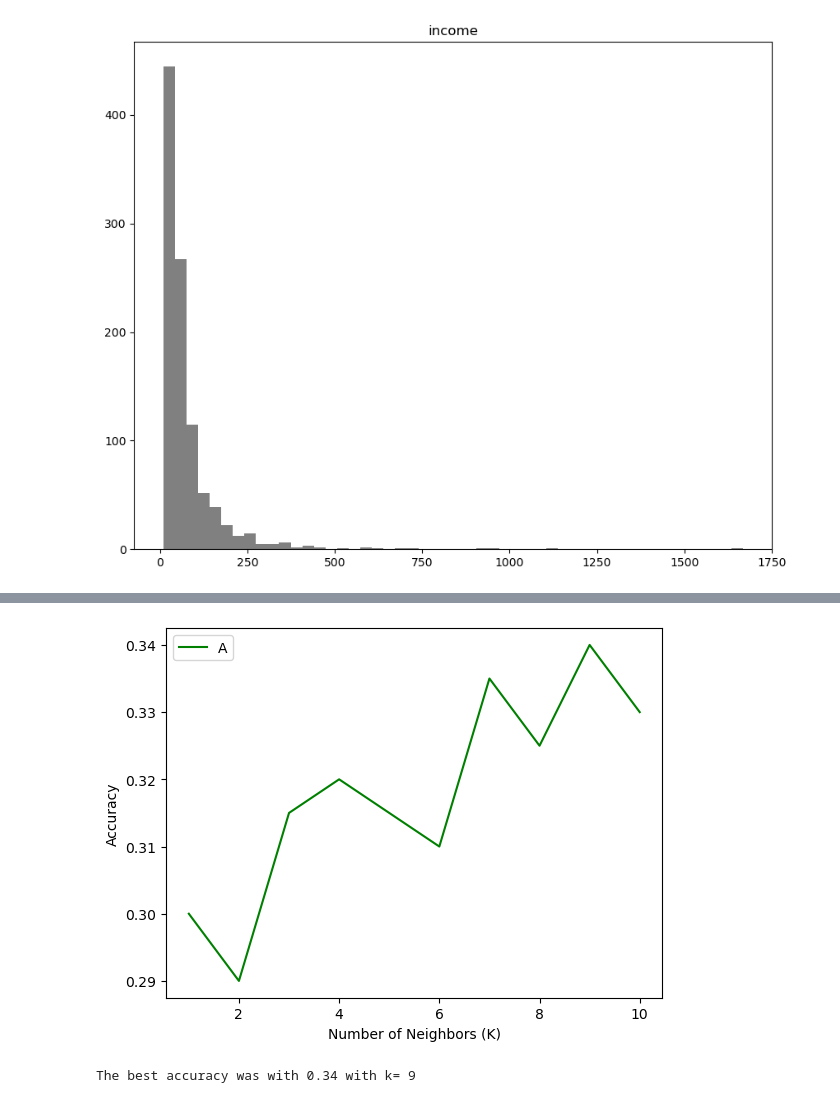
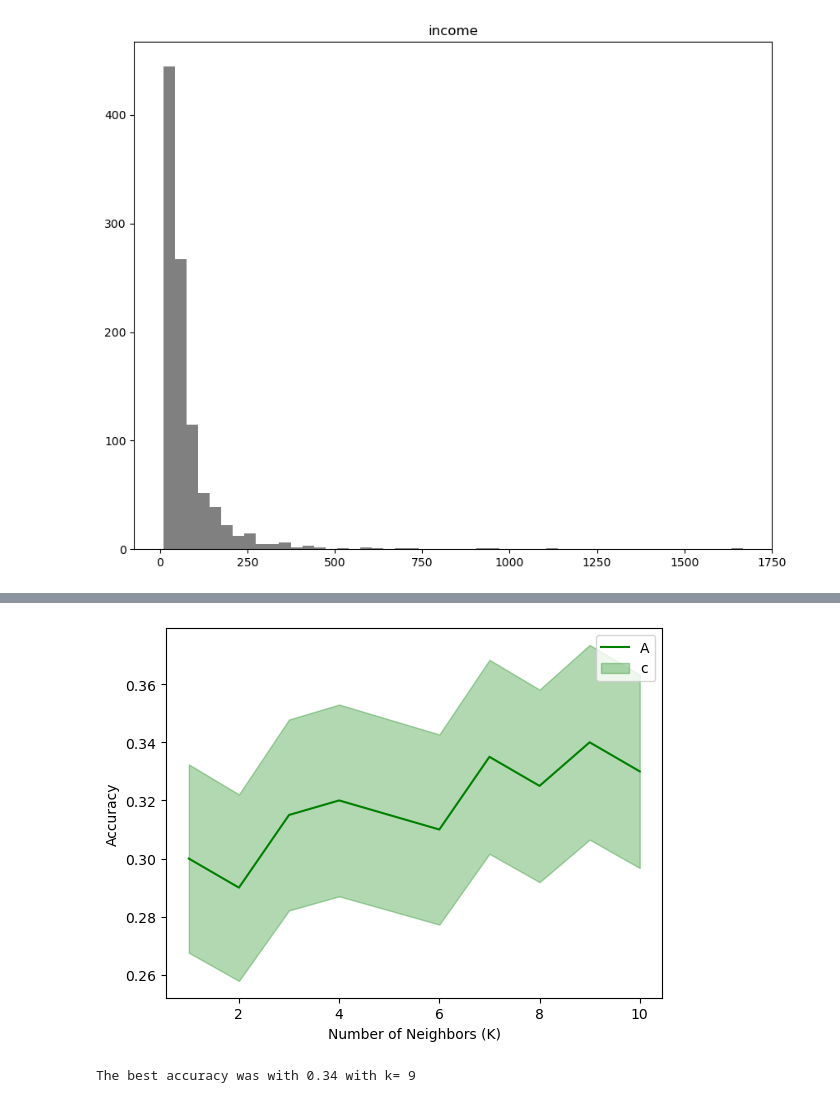
Before and after one commit to zahra-ahmadbeigloo/Machine-Learning-Projects, a Jupyter notebook: Telecommunication-Customers/Tele-Customer-Classification.ipynb, the cells around one changed output, grey strips where cells are left out. Saved outputs shown, nothing was run; the diff lists cells and outputs as text; code cells hidden in the pictures.

```diff
--- a/Telecommunication-Customers/Tele-Customer-Classification.ipynb
+++ b/Telecommunication-Customers/Tele-Customer-Classification.ipynb
@@ -16,6 +20,6 @@ print("Path to dataset files:", path)
 Path to dataset files: C:\Users\Behbab\.cache\kagglehub\datasets\damlaerek0\telecust1000t\versions\1
 # %%
-df = pd.read_csv('teleCust1000t.csv')
+df = pd.read_csv(r'\Users\Behbab\Datasets\teleCust1000t.csv')
 df.head()
 # %% [output]
 |  | region | tenure | age | marital | address | income | ed | employ | retire | gender | reside | ... |
@@ -42,9 +63,9 @@ array([[<Axes: title={'center': 'income'}>]], dtype=object)
 X = df[['region', 'tenure','age', 'marital', 'address', 'income', 'ed', 'employ','retire', 'gender', 'reside']].astype("float64")
 y = df['custcat']
 
-X = preprocessing.StandardScaler().fit_transform(X)
+X = StandardScaler().fit_transform(X)
 X_train, X_test, y_train, y_test = train_test_split( X, y, test_size=0.2, random_state=4)
 # %%
-neigh = KNeighborsClassifier(n_neighbors = 4)
+neigh = KNeighborsClassifier(n_neighbors = 3)
 neigh.fit(X_train,y_train)
 # %% [output]
@@ -60,7 +81,7 @@ Test set Accuracy:  0.32
 # %%
 k=11
-accuracy=[]
-std_acc=[]
+ACC=[]
+STD=[]
 
 for i in range(1,k):
     neigh = KNeighborsClassifier(n_neighbors = i)
@@ -68,10 +89,10 @@ for i in range(1,k):
 
     yhat = neigh.predict(X_test)
     acc = accuracy_score(y_test, yhat)
-    accuracy.append(acc)
-    st = (np.std(yhat==y_test)/np.sqrt(yhat.shape[0])).round(7)
-    std_acc.append(st)
+    ACC.append(acc)
+    st = np.std(yhat==y_test)/np.sqrt(yhat.shape[0])
+    STD.append(st)
 
-accuracy, std_acc
+ACC, STD
 # %% [output]
 ([0.3, 0.29, 0.315, 0.32, 0.315, 0.31, 0.335, 0.325, 0.34, 0.33],
@@ -88,11 +109,15 @@ accuracy, std_acc
 # %%
-plt.plot(range(1,k), accuracy ,'g')
-
+plt.plot(range(1,k), ACC ,'g')
+ACC = np.array(ACC)
+STD = np.array(STD)
+max_range = ACC + STD
+min_range = ACC - STD
+plt.fill_between(range(1,k), max_range, min_range, color="g", alpha=0.3)
 plt.legend(('Accuracy'))
 plt.ylabel('Accuracy')
 plt.xlabel('Number of Neighbors (K)')
 
 plt.show()
 # %% [output]
-[figure, old version]
+[figure, new version]
 # %%
```
Also changed, not shown: parts of 24 cells of this notebook.
